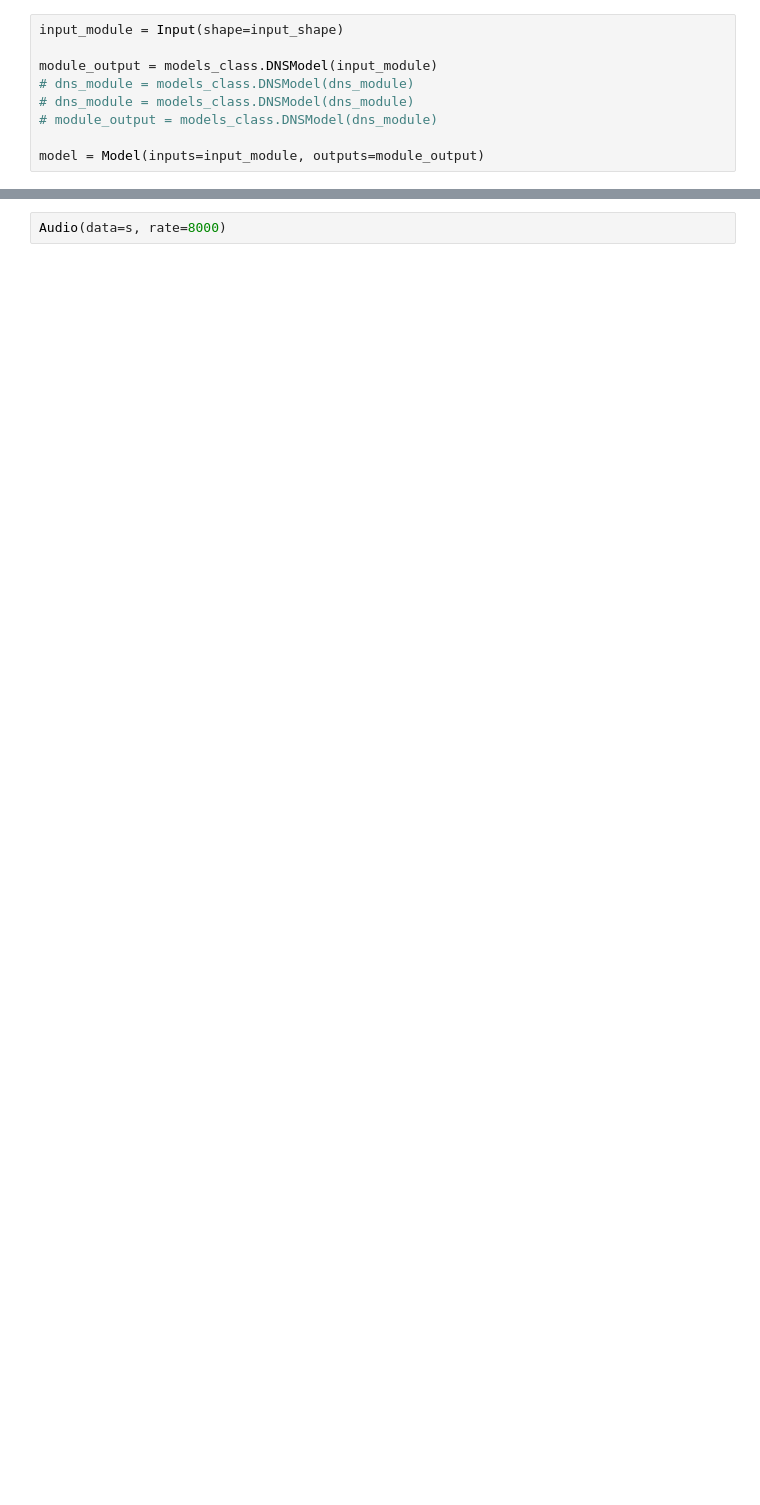
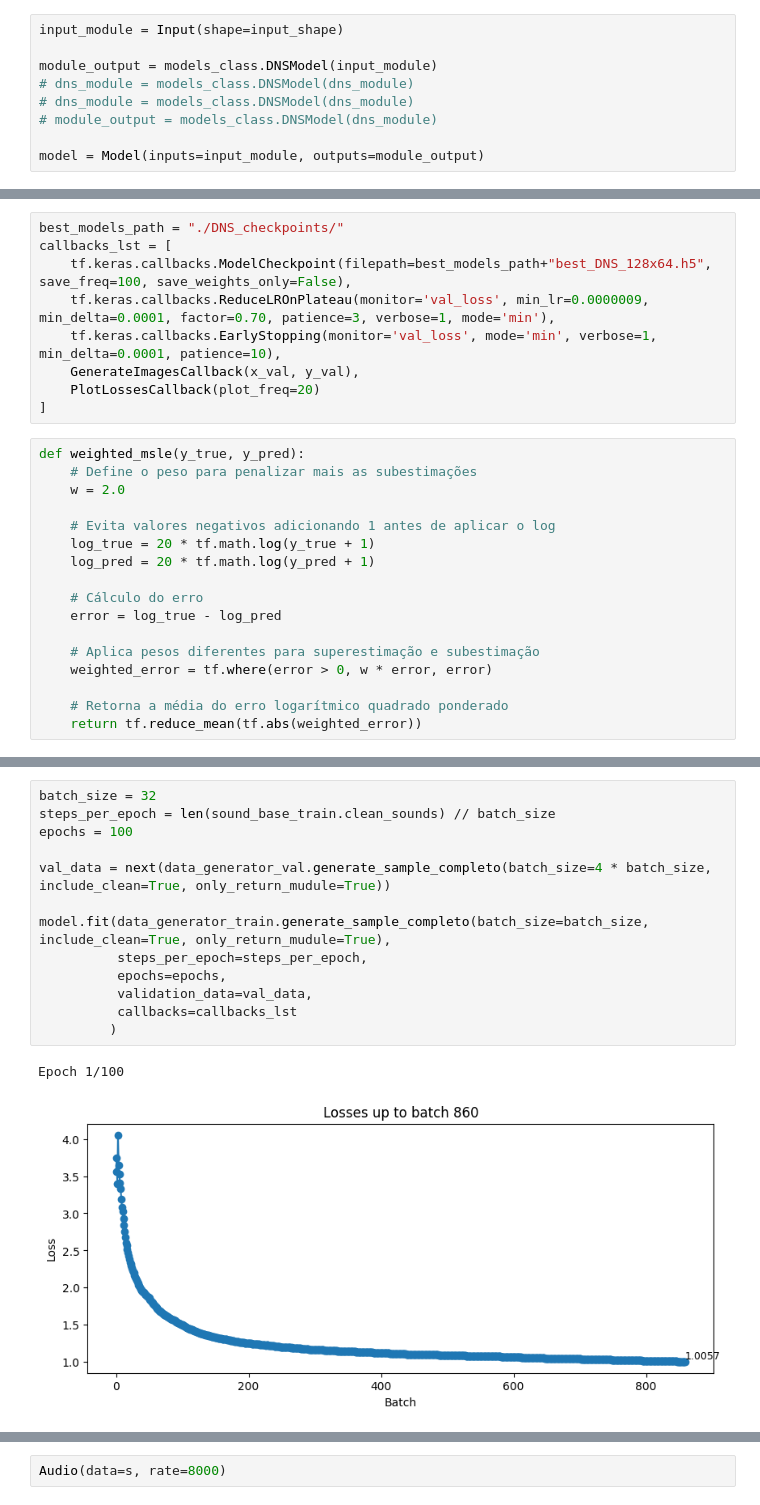
Before and after one commit to guica/dns_in_speech, a Jupyter notebook: Etapa 3/Artigos/Non Intrusive PESQNet/DNS Model.ipynb, the cells around one changed output, grey strips where cells are left out. Drawn from its saved outputs; the diff is of its cells as text; blank space fills up the shorter version.

```diff
--- a/Etapa 3/Artigos/Non Intrusive PESQNet/DNS Model.ipynb
+++ b/Etapa 3/Artigos/Non Intrusive PESQNet/DNS Model.ipynb
@@ -41,2 +98,28 @@ model = Model(inputs=input_module, outputs=module_output)
+# %%
+best_models_path = "./DNS_checkpoints/"
+callbacks_lst = [
+    tf.keras.callbacks.ModelCheckpoint(filepath=best_models_path+"best_DNS_128x64.h5", save_freq=100, save_weights_only=False),
+    tf.keras.callbacks.ReduceLROnPlateau(monitor='val_loss', min_lr=0.0000009, min_delta=0.0001, factor=0.70, patience=3, verbose=1, mode='min'),
+    tf.keras.callbacks.EarlyStopping(monitor='val_loss', mode='min', verbose=1, min_delta=0.0001, patience=10),
+    GenerateImagesCallback(x_val, y_val),
+    PlotLossesCallback(plot_freq=20)
+]
+# %%
+def weighted_msle(y_true, y_pred):
+    # Define o peso para penalizar mais as subestimações
+    w = 2.0
+
+    # Evita valores negativos adicionando 1 antes de aplicar o log
+    log_true = 20 * tf.math.log(y_true + 1)
+    log_pred = 20 * tf.math.log(y_pred + 1)
+
+    # Cálculo do erro
+    error = log_true - log_pred
+
+    # Aplica pesos diferentes para superestimação e subestimação
+    weighted_error = tf.where(error > 0, w * error, error)
+
+    # Retorna a média do erro logarítmico quadrado ponderado
+    return tf.reduce_mean(tf.abs(weighted_error))
 # %%
 # Compile o modelo com sua escolha de otimizador e função de perda
@@ -133,0 +150,16 @@ Detected at node 'gradient_tape/model/conv2d_6/Conv2D/Conv2DBackpropInput' defin
+# %%
+batch_size = 32
+steps_per_epoch = len(sound_base_train.clean_sounds) // batch_size
+epochs = 100
+
+val_data = next(data_generator_val.generate_sample_completo(batch_size=4 * batch_size, include_clean=True, only_return_mudule=True))
+
+model.fit(data_generator_train.generate_sample_completo(batch_size=batch_size, include_clean=True, only_return_mudule=True),
+          steps_per_epoch=steps_per_epoch,
+          epochs=epochs,
+          validation_data=val_data,
+          callbacks=callbacks_lst
+         )
+# %% [output]
+Epoch 1/100
+[figure, added]
```
Also changed, not shown: parts of 21 cells of this notebook, 10 other files.
